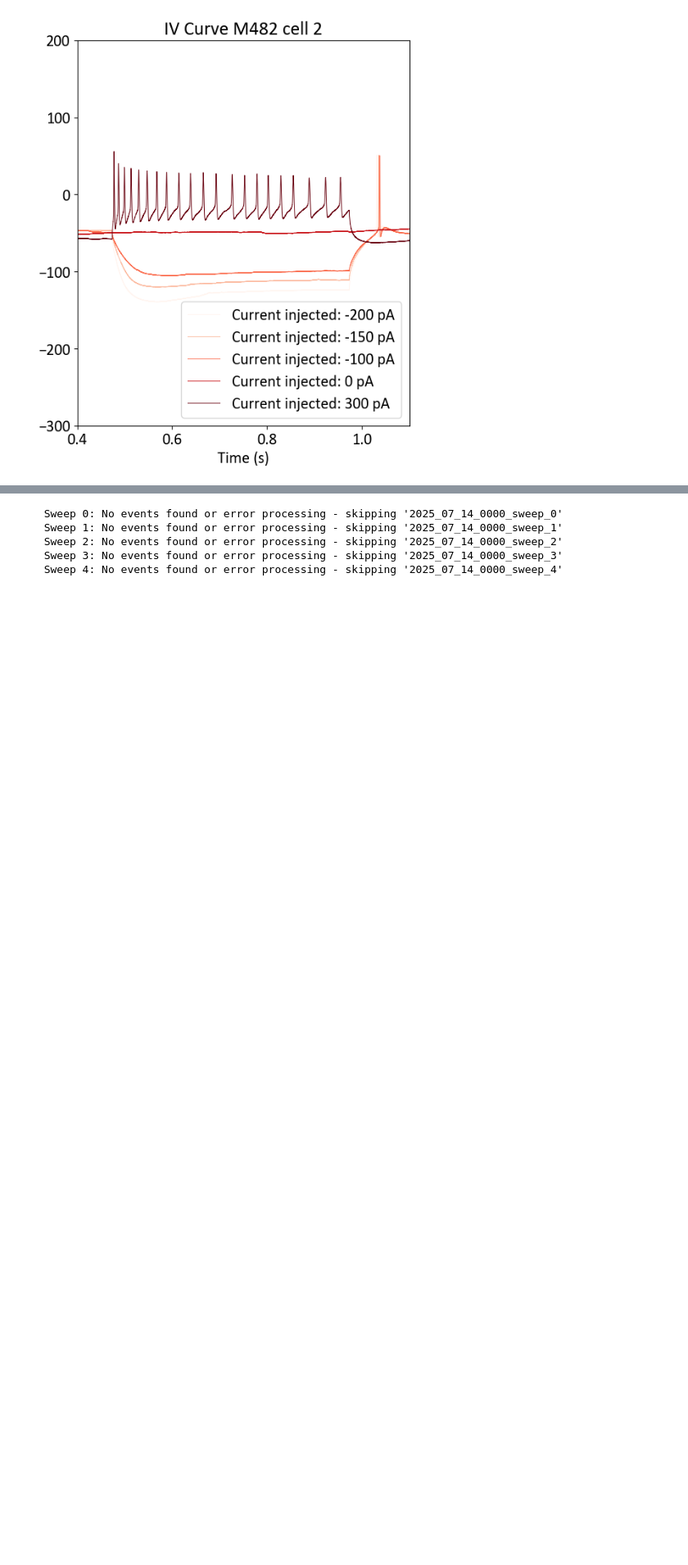
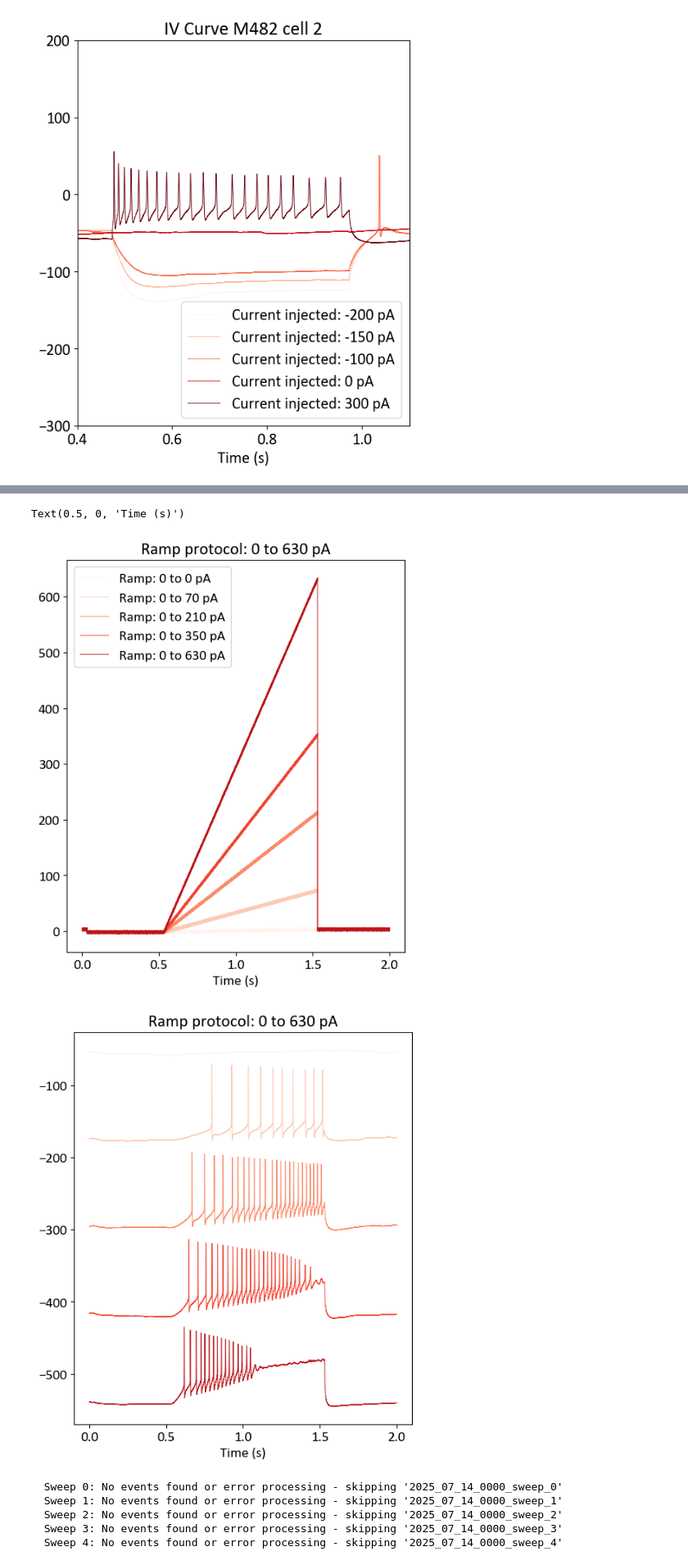
Before and after one commit to OmeRichWeizmann/Yizhar_lab, a Jupyter notebook: Uri's_Sapap3/ephys_sapap3_vs_wt.ipynb, the cells around one changed output, grey strips where cells are left out. Shown at 82% size. Saved outputs shown, nothing was run; the diff lists cells and outputs as text; code cells hidden in the pictures; blank space fills up the shorter version.

```diff
--- a/Uri's_Sapap3/ephys_sapap3_vs_wt.ipynb
+++ b/Uri's_Sapap3/ephys_sapap3_vs_wt.ipynb
@@ -54,3 +57,28 @@ Text(0.5, 0, 'Time (s)')
+# %%
+ramp_path = r"""Z:\Omer\Ph.D\Project- Uri's sapap3ko_vs_wt_crh_cells\Data\14.07.25\2025_07_14_0007.abf"""
+abf = pyabf.ABF(ramp_path)
+colormap = 'Reds'  # You can change this to any colormap you prefer
+cmap = cm.get_cmap(colormap)
+plt.figure(figsize=(6, 7))
+plt.title("Ramp protocol: 0 to 630 pA")
+sweeps_to_plot =[0,1,3,5,9]
+for idx, sweep in enumerate(sweeps_to_plot):
+    abf.setSweep(sweep,2)
+    plt.plot(abf.sweepX,abf.sweepY,label = f"Ramp: 0 to {(sweep*70)} pA",color=cmap(idx / (len(sweeps_to_plot))),linewidth=0.7)
+plt.legend()
+plt.xlabel("Time (s)")
+
+plt.figure(figsize=(6, 7))
+plt.title("Ramp protocol: 0 to 630 pA")
+sweeps_to_plot =[0,1,3,5,9]
+for idx, sweep in enumerate(sweeps_to_plot):
+    abf.setSweep(sweep,1)
+    plt.plot(abf.sweepX,abf.sweepY-(120*idx),label = f"Ramp: 0 to {(sweep*70)} pA",color=cmap(idx / (len(sweeps_to_plot))),linewidth=0.7)
+plt.xlabel("Time (s)")
+# %% [output]
+Text(0.5, 0, 'Time (s)')
+[figure, added]
+[figure, added]
 # %%
 def peaks_finder(trace_filtred,thresh_min,thresh_max,thresh_prominence,fs):
     fs = 50000
```
Also changed, not shown: parts of 2 cells of this notebook.
